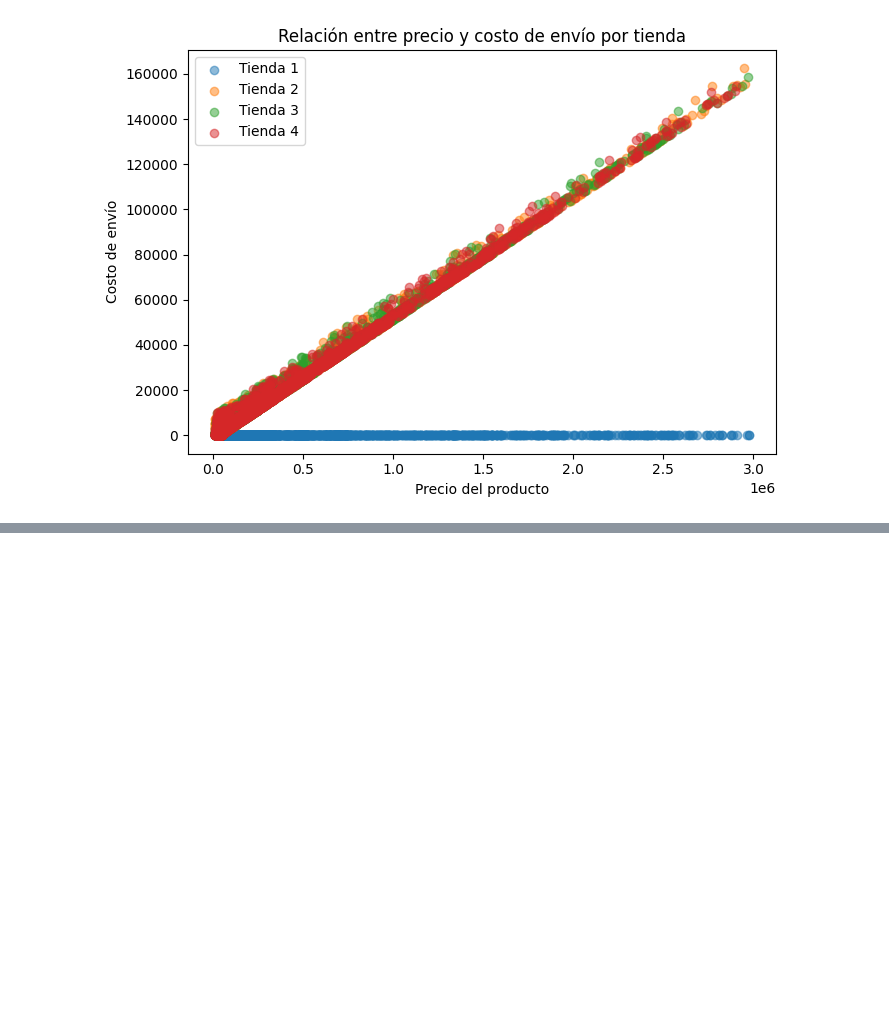
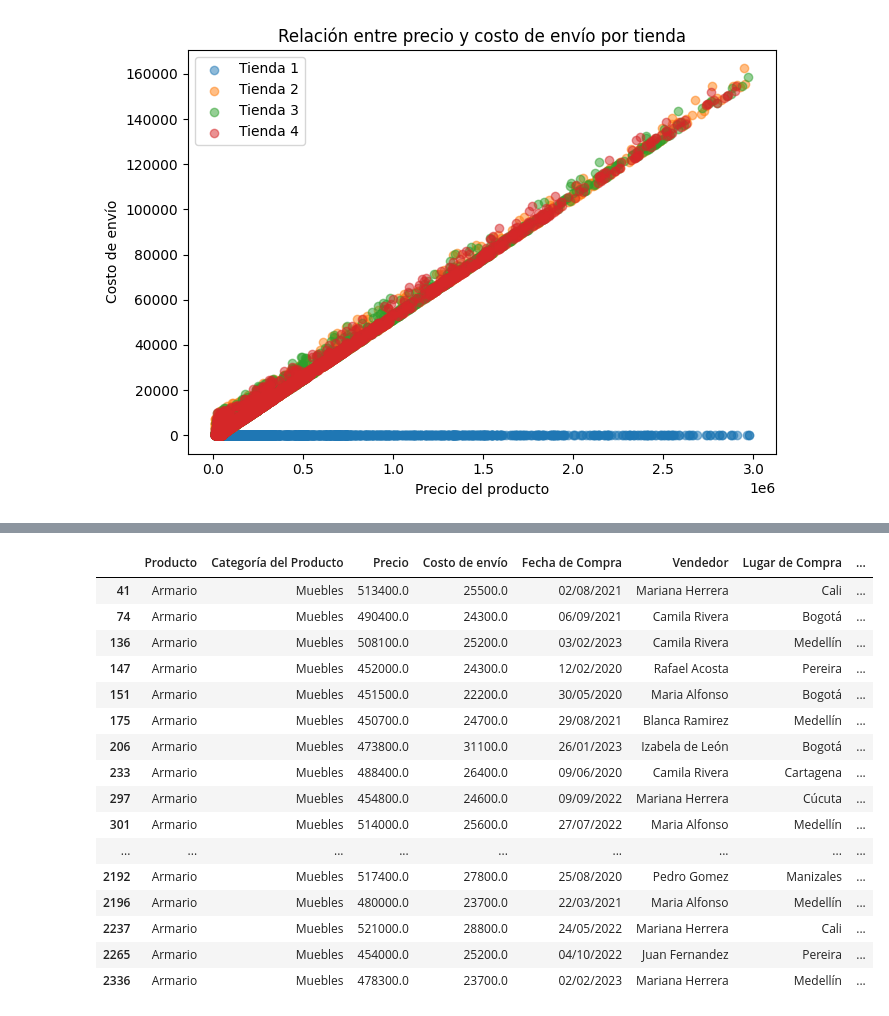
Before and after one commit to MCCoronel12/Challege_Alura, a Jupyter notebook: AluraStoreLatam.ipynb, the cells around one changed output, grey strips where cells are left out. Cells and saved outputs as stored; diff of their text form; code cells hidden in the pictures; blank space fills up the shorter version.

```diff
--- a/AluraStoreLatam.ipynb
+++ b/AluraStoreLatam.ipynb
@@ -529,0 +694,20 @@ plt.show()
+# %%
+tienda[tienda['Producto'] == "Armario"]
+# %% [output]
+|  | Producto | Categoría del Producto | Precio | Costo de envío | Fecha de Compra | Vendedor | Lugar de Compra | ... |
+| 41 | Armario | Muebles | 513400.0 | 25500.0 | 02/08/2021 | Mariana Herrera | Cali | ... |
+| 74 | Armario | Muebles | 490400.0 | 24300.0 | 06/09/2021 | Camila Rivera | Bogotá | ... |
+| 136 | Armario | Muebles | 508100.0 | 25200.0 | 03/02/2023 | Camila Rivera | Medellín | ... |
+| 147 | Armario | Muebles | 452000.0 | 24300.0 | 12/02/2020 | Rafael Acosta | Pereira | ... |
+| 151 | Armario | Muebles | 451500.0 | 22200.0 | 30/05/2020 | Maria Alfonso | Bogotá | ... |
+| 175 | Armario | Muebles | 450700.0 | 24700.0 | 29/08/2021 | Blanca Ramirez | Medellín | ... |
+| 206 | Armario | Muebles | 473800.0 | 31100.0 | 26/01/2023 | Izabela de León | Bogotá | ... |
+| 233 | Armario | Muebles | 488400.0 | 26400.0 | 09/06/2020 | Camila Rivera | Cartagena | ... |
+| 297 | Armario | Muebles | 454800.0 | 24600.0 | 09/09/2022 | Mariana Herrera | Cúcuta | ... |
+| 301 | Armario | Muebles | 514000.0 | 25600.0 | 27/07/2022 | Maria Alfonso | Medellín | ... |
+| ... | ... | ... | ... | ... | ... | ... | ... | ... |
+| 2192 | Armario | Muebles | 517400.0 | 27800.0 | 25/08/2020 | Pedro Gomez | Manizales | ... |
+| 2196 | Armario | Muebles | 480000.0 | 23700.0 | 22/03/2021 | Maria Alfonso | Medellín | ... |
+| 2237 | Armario | Muebles | 521000.0 | 28800.0 | 24/05/2022 | Mariana Herrera | Cali | ... |
+| 2265 | Armario | Muebles | 454000.0 | 25200.0 | 04/10/2022 | Juan Fernandez | Pereira | ... |
+| 2336 | Armario | Muebles | 478300.0 | 23700.0 | 02/02/2023 | Mariana Herrera | Medellín | ... |
```
Also changed, not shown: parts of 13 cells of this notebook, 1 other file.
